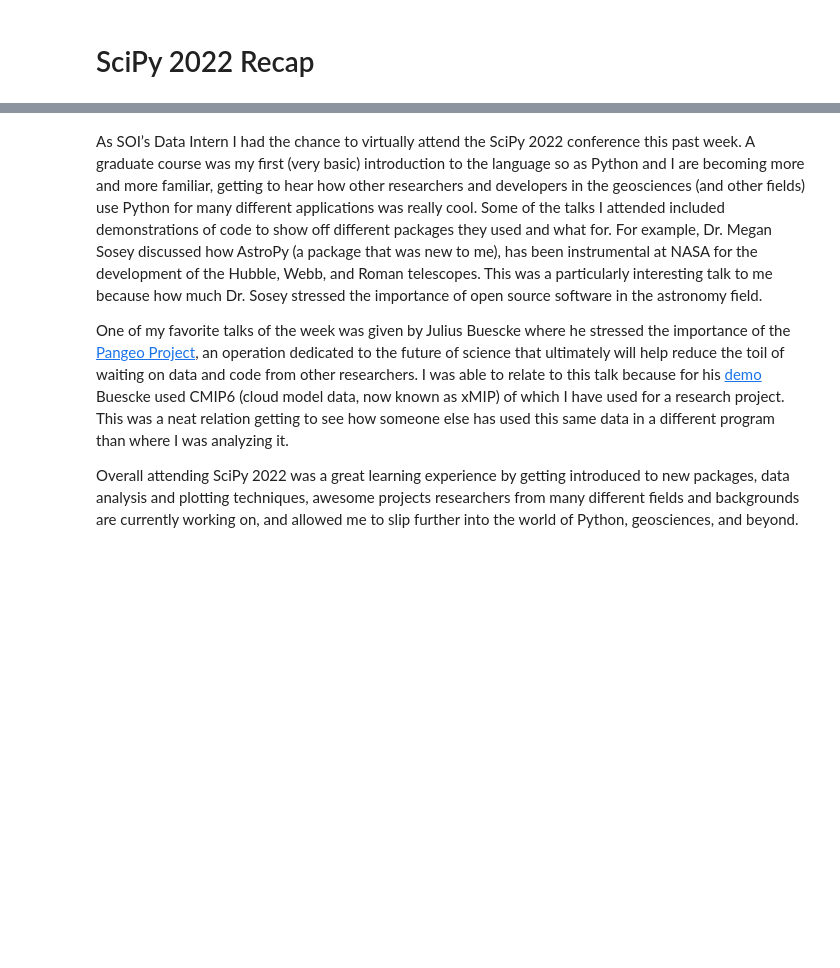
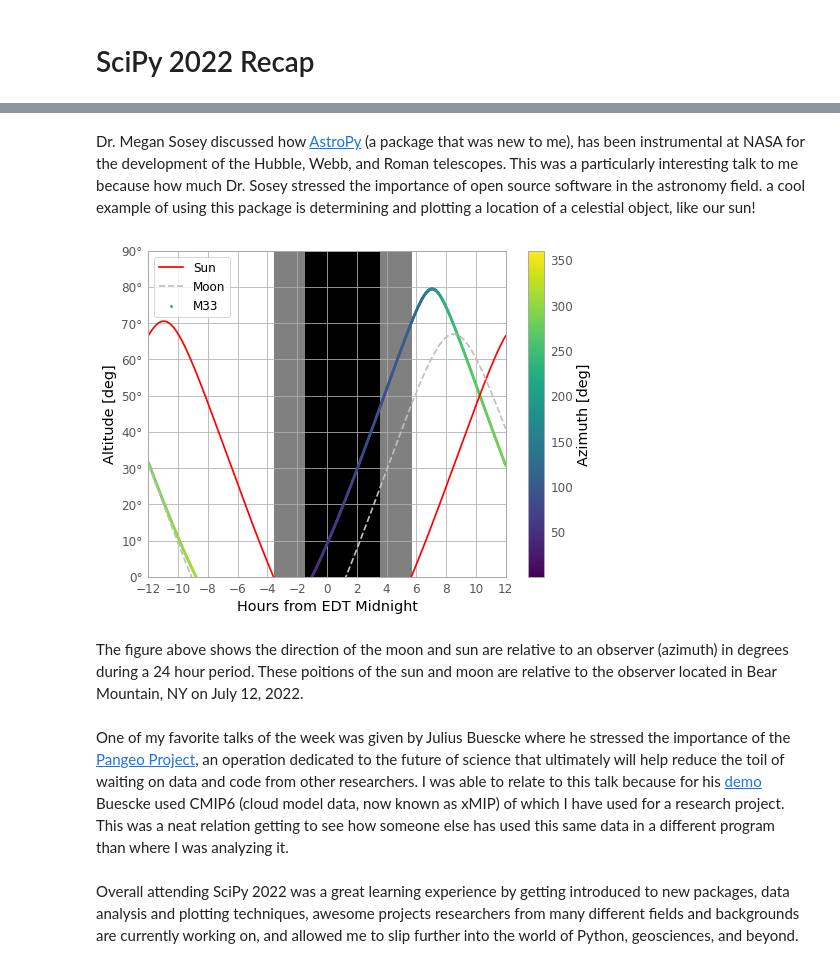
Before and after one commit to schmidtocean/scipy2022_data_blog, a Jupyter notebook: SciPy 2022 Recap.ipynb, the cells around one changed output, grey strips where cells are left out. Drawn from its saved outputs; the diff is of its cells as text; code cells hidden in the pictures; blank space fills up the shorter version.

Commit message:
added example and edditing

```diff
--- a/SciPy 2022 Recap.ipynb
+++ b/SciPy 2022 Recap.ipynb
@@ -3,6 +5,63 @@
+# %% [markdown]
+Dr. Megan Sosey discussed how [AstroPy](https://docs.astropy.org/en/stable/generated/examples/coordinates/plot_obs-planning.html#sphx-glr-generated-examples-coordinates-plot-obs-planning-py) (a package that was new to me), has been instrumental at NASA for the development of the Hubble, Webb, and Roman telescopes. This was a particularly interesting talk to me because how much Dr. Sosey stressed the importance of open source software in the astronomy field. a cool example of using this package is determining and plotting a location of a celestial object, like our sun!
+# %%
+import numpy as np
+import matplotlib.pyplot as plt
+from astropy.visualization import astropy_mpl_style, quantity_support
+plt.style.use(astropy_mpl_style)
+quantity_support()
+import astropy.units as u
+from astropy.time import Time
+from astropy.coordinates import SkyCoord, EarthLocation, AltAz
+# %%
+bear_mountain = EarthLocation(lat=41.3*u.deg, lon=-74*u.deg, height=390*u.m)
+utcoffset = -4*u.hour  # Eastern Daylight Time
+time = Time('2012-7-12 23:00:00') - utcoffset
+
+m33 = SkyCoord.from_name('M33')
+
+midnight = Time('2012-7-13 00:00:00') - utcoffset
+delta_midnight = np.linspace(-2, 10, 100)*u.hour
+frame_July13night = AltAz(obstime=midnight+delta_midnight,
+                          location=bear_mountain)
+m33altazs_July13night = m33.transform_to(frame_July13night)
+
+m33airmasss_July13night = m33altazs_July13night.secz
+
+from astropy.coordinates import get_sun
+delta_midnight = np.linspace(-12, 12, 1000)*u.hour
+times_July12_to_13 = midnight + delta_midnight
+frame_July12_to_13 = AltAz(obstime=times_July12_to_13, location=bear_mountain)
+sunaltazs_July12_to_13 = get_sun(times_July12_to_13).transform_to(frame_July12_to_13)
+
+from astropy.coordinates import get_moon
+moon_July12_to_13 = get_moon(times_July12_to_13)
+moonaltazs_July12_to_13 = moon_July12_to_13.transform_to(frame_July12_to_13)
+
+m33altazs_July12_to_13 = m33.transform_to(frame_July12_to_13)
+
+plt.plot(delta_midnight, sunaltazs_July12_to_13.alt, color='r', label='Sun')
+plt.plot(delta_midnight, moonaltazs_July12_to_13.alt, color=[0.75]*3, ls='--', label='Moon')
+plt.scatter(delta_midnight, m33altazs_July12_to_13.alt,
+            c=m33altazs_July12_to_13.az, label='M33', lw=0, s=8,
+            cmap='viridis')
+plt.fill_between(delta_midnight, 0*u.deg, 90*u.deg,
+                 sunaltazs_July12_to_13.alt < -0*u.deg, color='0.5', zorder=0)
+plt.fill_between(delta_midnight, 0*u.deg, 90*u.deg,
+                 sunaltazs_July12_to_13.alt < -18*u.deg, color='k', zorder=0)
+plt.colorbar().set_label('Azimuth [deg]')
+plt.legend(loc='upper left')
+plt.xlim(-12*u.hour, 12*u.hour)
+plt.xticks((np.arange(13)*2-12)*u.hour)
+plt.ylim(0*u.deg, 90*u.deg)
+plt.xlabel('Hours from EDT Midnight')
+plt.ylabel('Altitude [deg]')
+plt.show()
+# %% [output]
+[figure, added]
+# %% [markdown]
+The figure above shows the direction of the moon and sun are relative to an observer (azimuth) in degrees during a 24 hour period. These poitions of the sun and moon are relative to the observer located in Bear Mountain, NY on July 12, 2022.
 # %% [markdown]
-As SOI’s Data Intern I had the chance to virtually attend the SciPy 2022 conference this past week. A graduate course was my first (very basic) introduction to the language so as Python and I are becoming more and more familiar, getting to hear how other researchers and developers in the geosciences (and other fields) use Python for many different applications was really cool. Some of the talks I attended included demonstrations of code to show off different packages they used and what for. For example, Dr. Megan Sosey discussed how AstroPy (a package that was new to me), has been instrumental at NASA for the development of the Hubble, Webb, and Roman telescopes. This was a particularly interesting talk to me because how much Dr. Sosey stressed the importance of open source software in the astronomy field.
-
 One of my favorite talks of the week was given by Julius Buescke where he stressed the importance of the [Pangeo Project](https://pangeo.io/about.html), an operation dedicated to the future of science that ultimately will help reduce the toil of waiting on data and code from other researchers. I was able to relate to this talk because for his [demo](https://github.com/jbusecke/xMIP/blob/main/docs/tutorial.ipynb) Buescke used CMIP6 (cloud model data, now known as xMIP) of which I have used for a research project. This was a neat relation getting to see how someone else has used this same data in a different program than where I was analyzing it.
-
-Overall attending SciPy 2022 was a great learning experience by getting introduced to new packages, data analysis and plotting techniques, awesome projects researchers from many different fields and backgrounds are currently working on, and allowed me to slip further into the world of Python, geosciences, and beyond.
+# %% [markdown]
+Overall attending SciPy 2022 was a great learning experience by getting introduced to new packages, data analysis and plotting techniques, awesome projects researchers from many different fields and backgrounds are currently working on, and allowed me to slip further into the world of Python, geosciences, and beyond.
```
Also changed, not shown: parts of 1 cell of this notebook.
